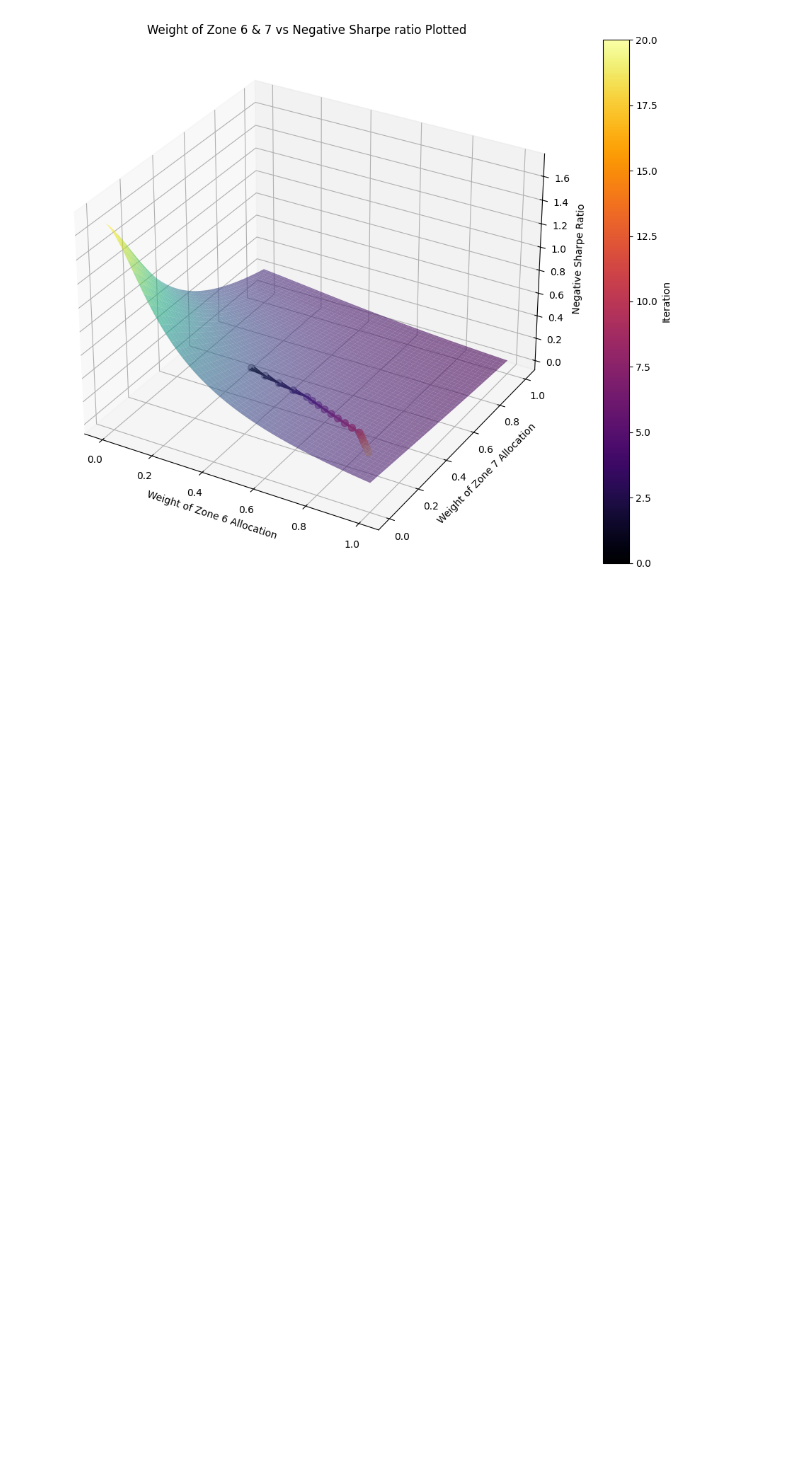
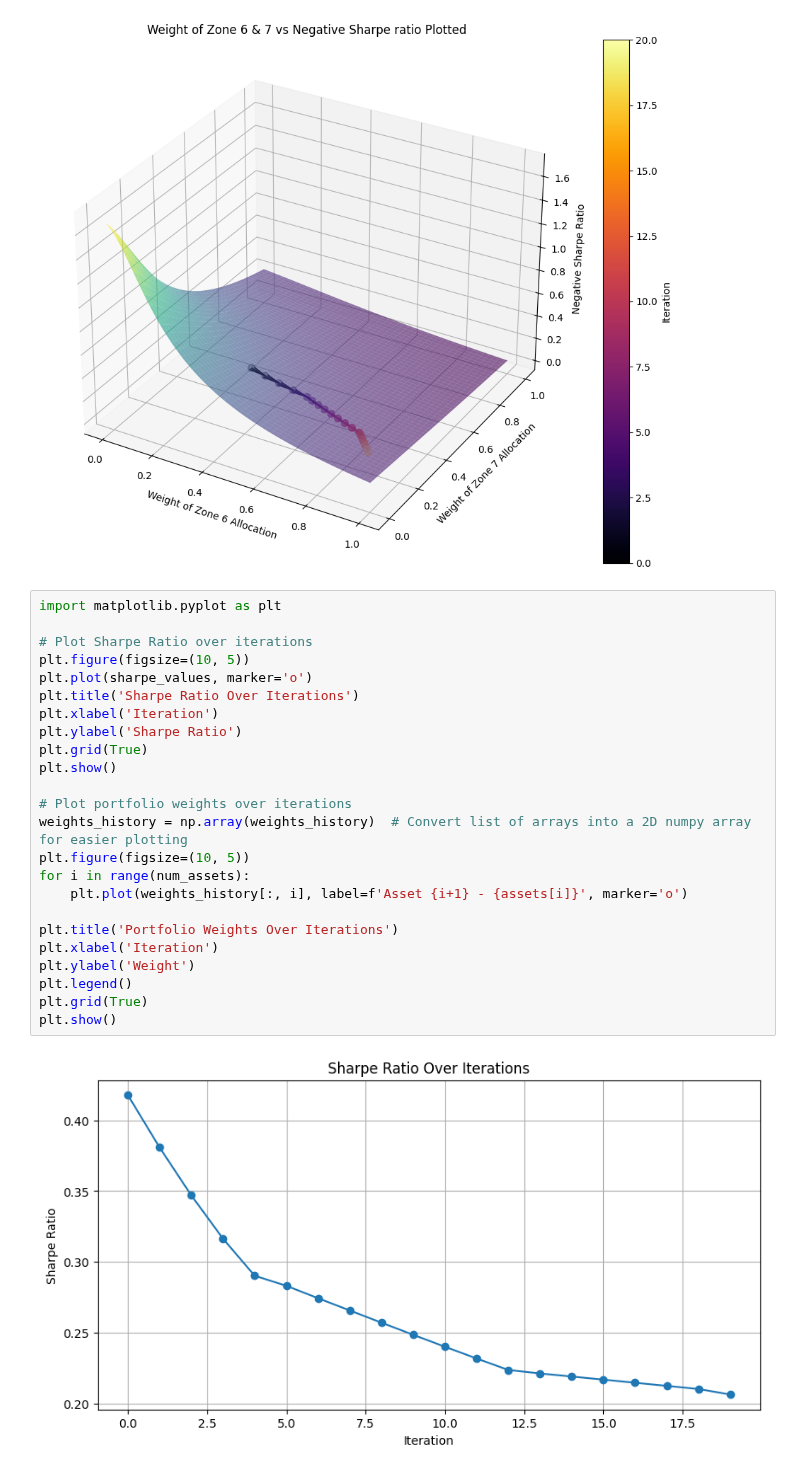
Before and after one commit to ELEN-Workshops-and-LDI/LDI-ML, a Jupyter notebook: [5] - Portfolio Optimisation/[5.3] - DIMINISHING_SGD.IPYNB, the cells around one changed output. Cells and saved outputs as stored; diff of their text form; blank space fills up the shorter version.

```diff
--- a/[5] - Portfolio Optimisation/[5.3] - DIMINISHING_SGD.IPYNB
+++ b/[5] - Portfolio Optimisation/[5.3] - DIMINISHING_SGD.IPYNB
@@ -203,3 +203,29 @@ plt.tight_layout()
 plt.show()
 # %% [output]
 [figure]
+# %%
+import matplotlib.pyplot as plt
+
+# Plot Sharpe Ratio over iterations
+plt.figure(figsize=(10, 5))
+plt.plot(sharpe_values, marker='o')
+plt.title('Sharpe Ratio Over Iterations')
+plt.xlabel('Iteration')
+plt.ylabel('Sharpe Ratio')
+plt.grid(True)
+plt.show()
+
+# Plot portfolio weights over iterations
+weights_history = np.array(weights_history)  # Convert list of arrays into a 2D numpy array for easier plotting
+plt.figure(figsize=(10, 5))
+for i in range(num_assets):
+    plt.plot(weights_history[:, i], label=f'Asset {i+1} - {assets[i]}', marker='o')
+
+plt.title('Portfolio Weights Over Iterations')
+plt.xlabel('Iteration')
+plt.ylabel('Weight')
+plt.legend()
+plt.grid(True)
+plt.show()
+# %% [output]
+[figure, added]
```
Also changed, not shown: parts of 1 cell of this notebook, 2 other files.
